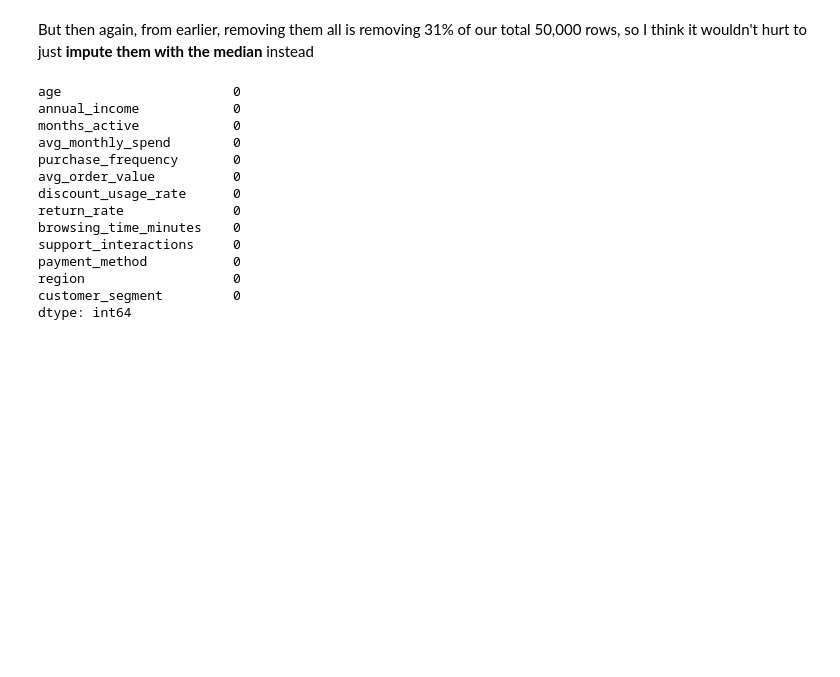
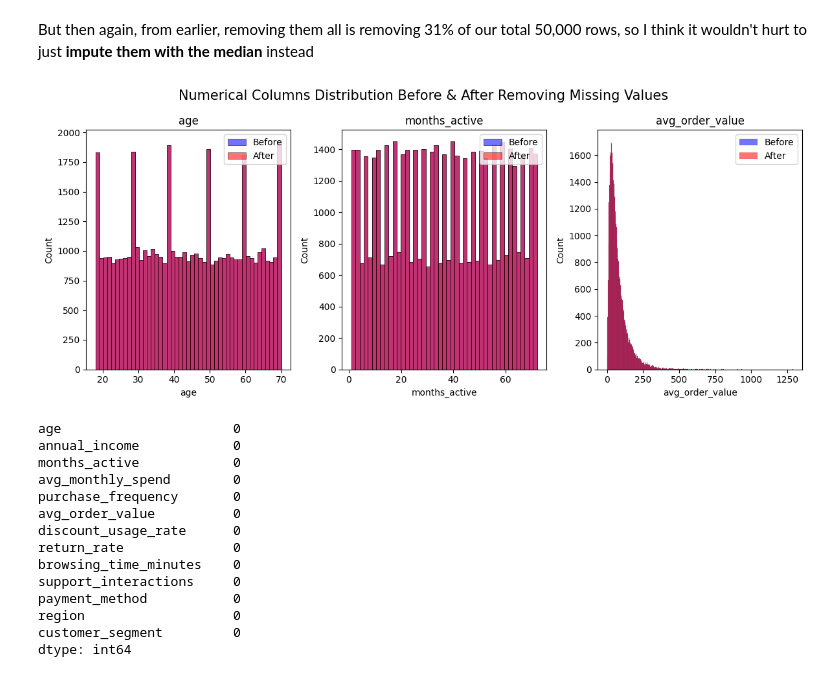
Before and after one commit to LaimengEung/Customer-Segmentation-EDA-ML, a Jupyter notebook: code.ipynb, the cells around one changed output. Cells and saved outputs as stored; diff of their text form; code cells hidden in the pictures; blank space fills up the shorter version.

```diff
--- a/code.ipynb
+++ b/code.ipynb
@@ -221,8 +221,32 @@ From this, we can conclude that the nature of the missingness is **Missing Compl
 - Therefore, we should be able to safely remove the rows with missing values without introducing bias to our analysis.a
 # %% [markdown]
 But then again, from earlier, removing them all is removing 31% of our total 50,000 rows, so I think it wouldn't hurt to just **impute them with the median** instead
+# %%
+df_copy = df
 # %%
 df[NA_list] = df[NA_list].fillna(df[NA_list].median())
+# %%
+# APPENDIX: Distribution of non-missing columns Imputed with Median stays exactly the same
+
+num_NoNA = [col for col in NoNA_list if col in num_cols]
+
+_, axes = plt.subplots(1, 3, figsize=(12, 5))
+axes_flat = axes.flatten()
+
+for ax, col in zip(axes_flat, num_NoNA):
+    combined = pd.concat([df[col], df_copy[col]]).dropna()
+    _, bin_edges = np.histogram(combined, bins='auto')
+
+    sns.histplot(df_copy, x=col, ax=ax, bins=bin_edges, label='Before', alpha=0.55, color='blue')
+    sns.histplot(df, x=col, ax=ax, bins=bin_edges, label='After', alpha=0.55, color='red')
+    ax.set_title(col)
+    ax.legend()
+
+plt.suptitle('Numerical Columns Distribution Before & After Removing Missing Values', fontsize=15)
+plt.tight_layout()
+plt.show()
+# %% [output]
+[figure, added]
 # %%
 df.isna().sum()
 # %% [output]
```
Also changed, not shown: parts of 23 cells of this notebook, 4 other files.
